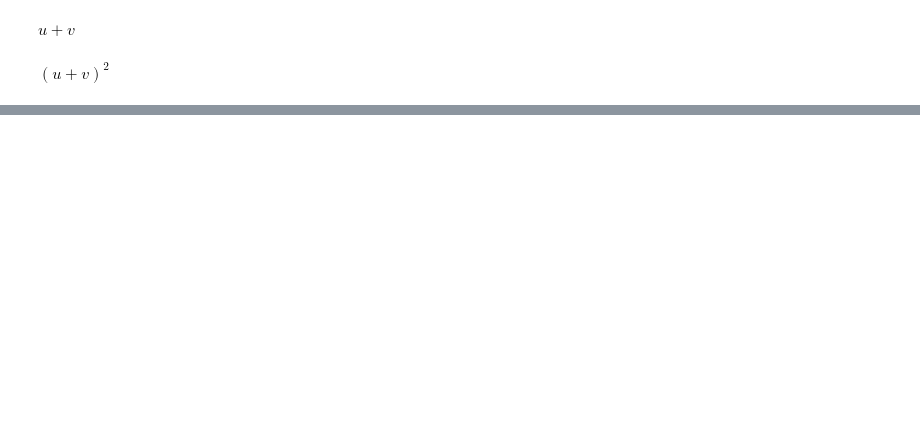
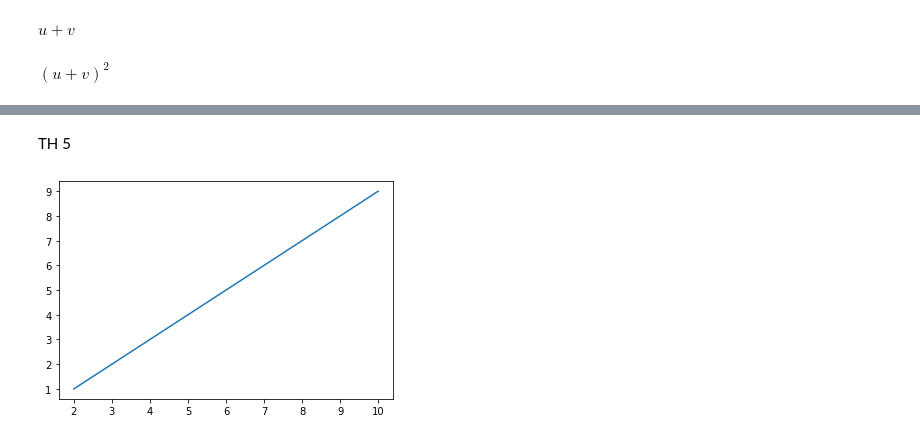
Before and after one commit to NguyenHuynhGiaPhat/THtoancaocap, a Jupyter notebook: Baitapchuong2.ipynb, the cells around one changed output, grey strips where cells are left out. Drawn from its saved outputs; the diff is of its cells as text; code cells hidden in the pictures; blank space fills up the shorter version.

```diff
--- a/Baitapchuong2.ipynb
+++ b/Baitapchuong2.ipynb
@@ -47,0 +104,10 @@ bieuthuc2 = x**2 + y**2
+# %% [markdown]
+TH 5
+# %%
+giatri_x = [ 2,4,6,8,10]
+giatri_y = [1,3,5,7,9]
+from pylab import plot, show
+plot(giatri_x,giatri_y)
+show()
+# %% [output]
+[figure, added]
```
Also changed, not shown: parts of 25 cells of this notebook.
